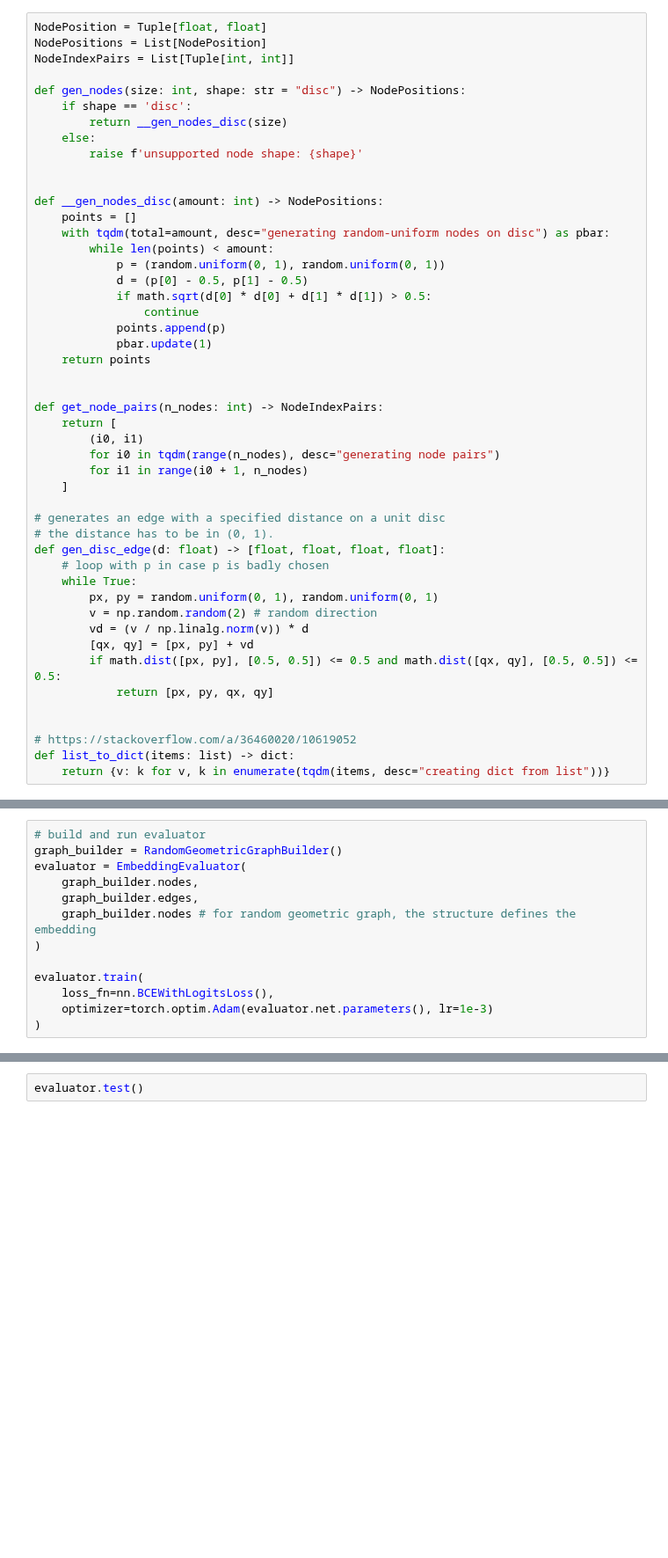
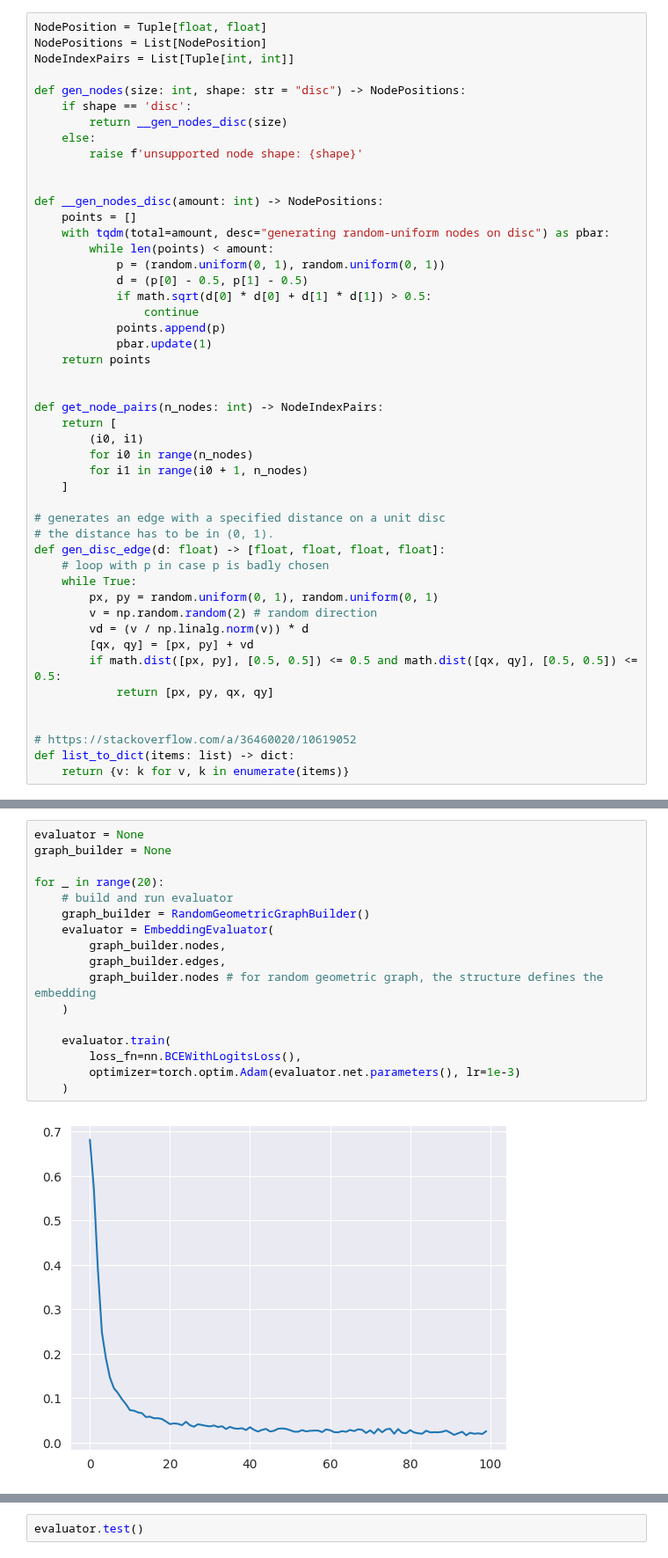
Before and after one commit to HydrofinLoewenherz/embedding-eval-framework, a Jupyter notebook: notebooks/main.ipynb, the cells around one changed output, grey strips where cells are left out. Shown at 88% size. Saved outputs shown, nothing was run; the diff lists cells and outputs as text; blank space fills up the shorter version.

```diff
--- a/notebooks/main.ipynb
+++ b/notebooks/main.ipynb
@@ -70,7 +75,7 @@ def __gen_nodes_disc(amount: int) -> NodePositions:
 def get_node_pairs(n_nodes: int) -> NodeIndexPairs:
     return [
         (i0, i1)
-        for i0 in tqdm(range(n_nodes), desc="generating node pairs")
+        for i0 in range(n_nodes)
         for i1 in range(i0 + 1, n_nodes)
     ]
 
@@ -89,7 +94,7 @@ def gen_disc_edge(d: float) -> [float, float, float, float]:
 
 # https://stackoverflow.com/a/36460020/10619052
 def list_to_dict(items: list) -> dict:
-    return {v: k for v, k in enumerate(tqdm(items, desc="creating dict from list"))}
+    return {v: k for v, k in enumerate(items)}
 # %%
 # Define graph builder
 class RandomGeometricGraphBuilder:
@@ -274,13 +297,19 @@ class EmbeddingEvaluator:
 # %%
-# build and run evaluator
-graph_builder = RandomGeometricGraphBuilder()
-evaluator = EmbeddingEvaluator(
-    graph_builder.nodes,
-    graph_builder.edges,
-    graph_builder.nodes # for random geometric graph, the structure defines the embedding
-)
+evaluator = None
+graph_builder = None
 
-evaluator.train(
-    loss_fn=nn.BCEWithLogitsLoss(),
-    optimizer=torch.optim.Adam(evaluator.net.parameters(), lr=1e-3)
-)
+for _ in range(20):
+    # build and run evaluator
+    graph_builder = RandomGeometricGraphBuilder()
+    evaluator = EmbeddingEvaluator(
+        graph_builder.nodes,
+        graph_builder.edges,
+        graph_builder.nodes # for random geometric graph, the structure defines the embedding
+    )
+
+    evaluator.train(
+        loss_fn=nn.BCEWithLogitsLoss(),
+        optimizer=torch.optim.Adam(evaluator.net.parameters(), lr=1e-3)
+    )
+# %% [output]
+[figure, added]
```
Also changed, not shown: parts of 6 cells of this notebook.
